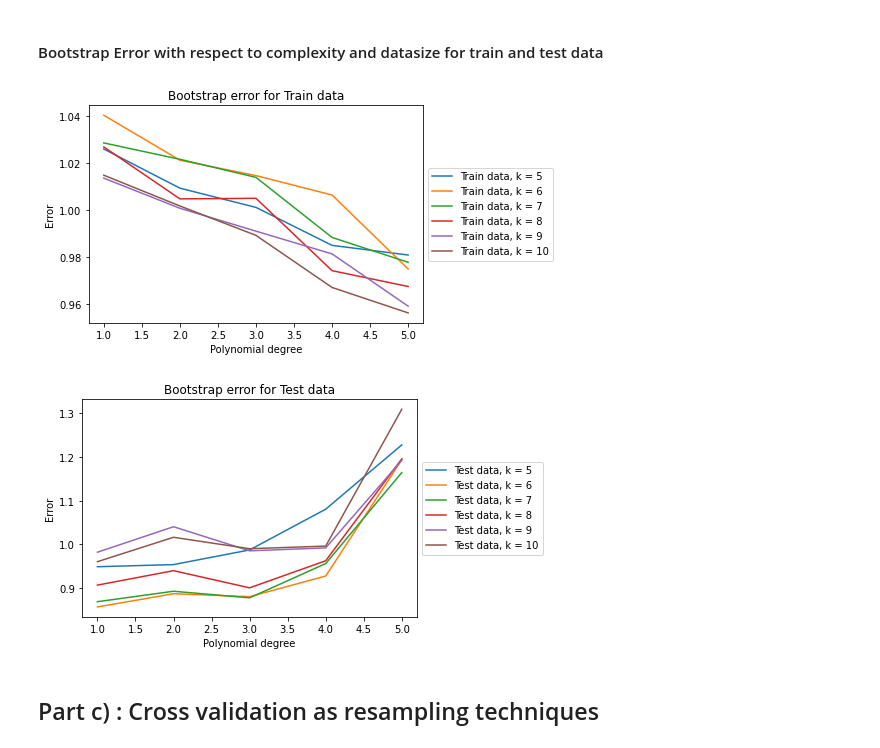
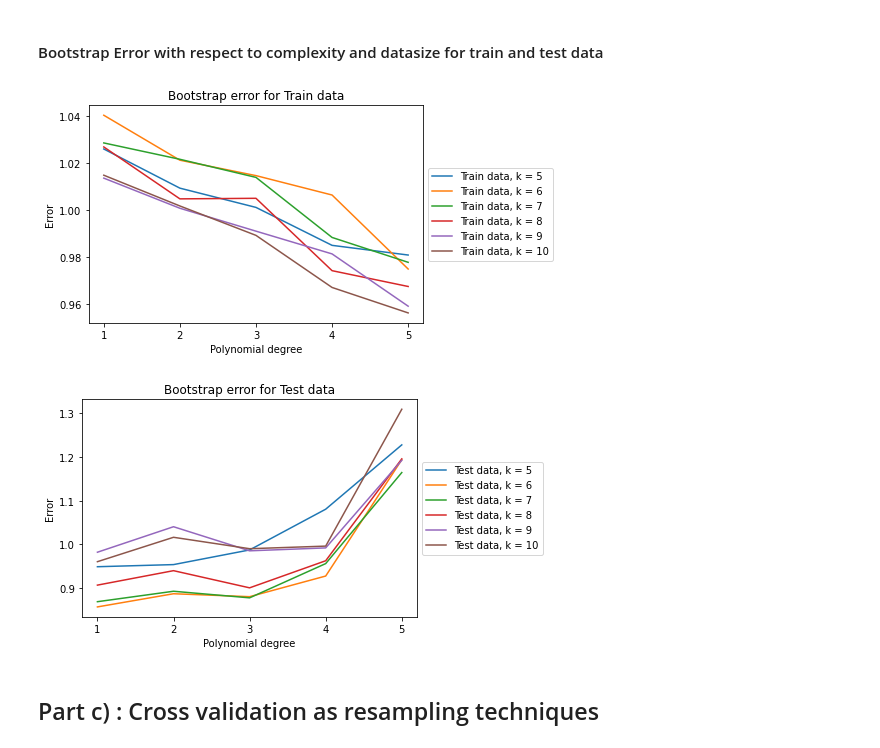
Before and after one commit to frederikrogge/compsci-project, a Jupyter notebook: Notebooks/task2&3.ipynb, the cells around one changed output. Cells and saved outputs as stored; diff of their text form; code cells hidden in the pictures.

```diff
--- a/Notebooks/task2&3.ipynb
+++ b/Notebooks/task2&3.ipynb
@@ -126,12 +126,13 @@ def bootstrap(features, labels , k_values, degree_values, include_intercept = Fa
 def gen_plot(k_values, polynomial, estimated_mse, title , y_label, legend_label, fig_name):
     fig, ax = plt.subplots()
     for n,k in enumerate(k_values):
-        plt.plot(polynomial, estimated_mse[:, n], label= legend_label +', k = '+ str(k)  )
-        plt.xlabel('Polynomial degree')
-        plt.ylabel( y_label)
-        plt.legend(loc='center left', bbox_to_anchor=(1, 0.5))
+        ax.plot(polynomial, estimated_mse[:, n], label= legend_label +', k = '+ str(k)  )
+        ax.set_xlabel('Polynomial degree')
+        ax.set_ylabel( y_label)
+        ax.set_xticks(polynomial)
+        ax.legend(loc='center left', bbox_to_anchor=(1, 0.5))
         save_fig(fig , name =fig_name + legend_label )
-    plt.title(title)
+    ax.set_title(title)
     plt.show()
 # %% [markdown]
 #### Bootstrap bias variance tradeoff
@@ -198,10 +199,10 @@ def plot_bootstrap(features, labels , k_values, degree_values, fig_name, include
                  y_label = 'Error',
                  legend_label = 'Test data', fig_name= fig_name )
 # %%
-plot_bootstrap(features, labels ,k_values, degree_values, fig_name ='b_bootstrap_withnoise_', solver = solver, **solver_args )
+plot_bootstrap(features, labels ,k_values, degree_values, fig_name ='b_bootstrap_withnoise_',n_bootstraps= n_bootstraps, solver = solver, **solver_args )
 # %% [output]
-[figure, old version]
+[figure, new version]
-[figure, old version]
+[figure, new version]
 # %% [markdown]
 ## Part c) : Cross validation as resampling techniques
 # %% [markdown]
```
Also changed, not shown: parts of 5 cells of this notebook, 12 other files.
